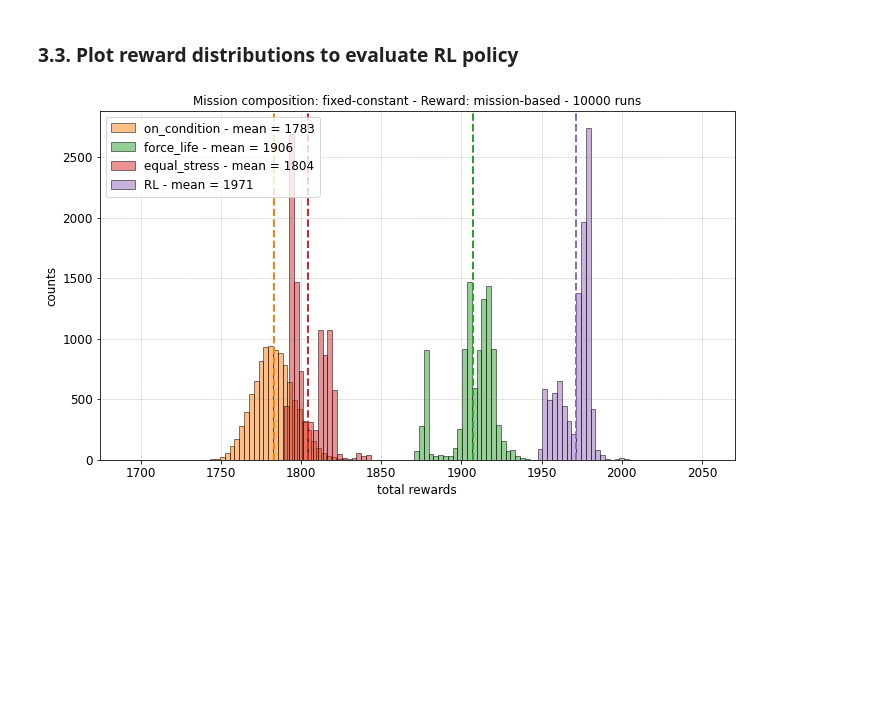
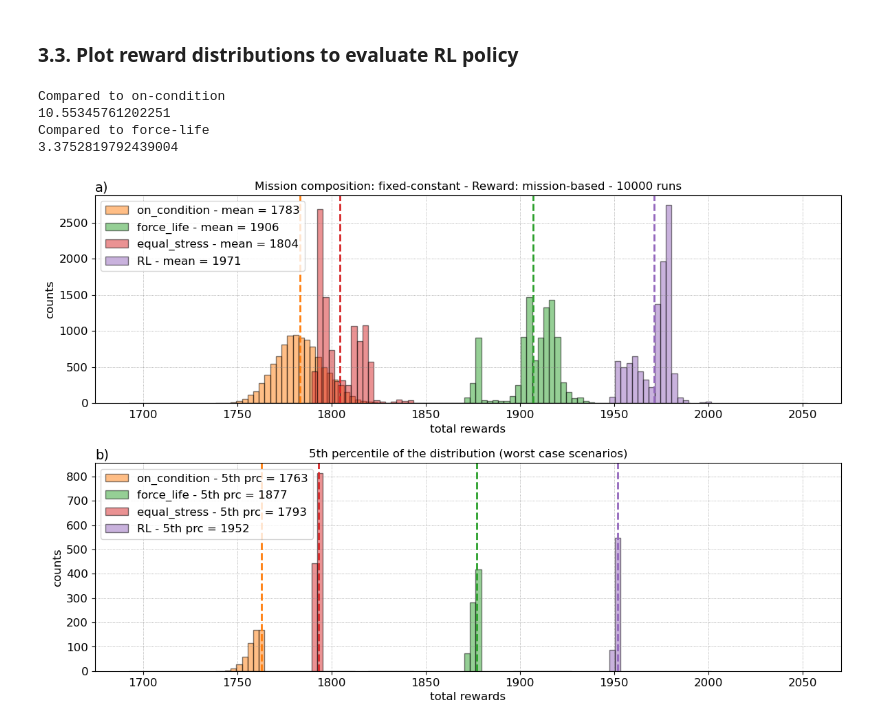
Before and after one commit to UNSW-MCM/RLfleet, a Jupyter notebook: fleet_optimisation_Qtable_2aircraft.ipynb, the cells around one changed output. Drawn from its saved outputs; the diff is of its cells as text; code cells hidden in the pictures; blank space fills up the shorter version.

```diff
--- a/fleet_optimisation_Qtable_2aircraft.ipynb
+++ b/fleet_optimisation_Qtable_2aircraft.ipynb
@@ -64,7 +62,7 @@ The environment is flexible and allows several variables to be adjusted, like th
 
 In this simple proof-of-concept we start with a fleet of 2 aircrafts with 2 missions to be completed each day:
 # %%
-run_name = 'example_test'
+run_name = 'example_test_2tails'
 # create folder to store the outputs
 fp_outputs = os.path.join(os.getcwd(),run_name)
 if not os.path.exists(fp_outputs): os.makedirs(fp_outputs)
@@ -540,21 +541,53 @@ episode 10000/10000
 # %% [markdown]
 ### 3.3. Plot reward distributions to evaluate RL policy
 # %%
-binwidth=3
 with open(os.path.join(fp_init,'rewards_distributions.pkl'),'rb') as f:
     reward_all = pickle.load(f)
-fig,ax=plt.subplots(1,1,figsize=[10,6],tight_layout=True);
+
+binwidth = 3
+# plot full distributions
+fig,axs=plt.subplots(2,1,figsize=[12,8],tight_layout=True,sharex=True);
+ax = axs[0]
 ax.grid(which='major',ls=':',c='0.5',lw=0.5)
 # plot each distribution
 for i,key in enumerate(reward_all.keys()):
     if key in ['random']: continue
-    rewards = np.sum(reward_all[key],axis=1)
+    rewards = np.sum(reward_all[key][:len(reward_all['RL'])],axis=1)
     bins = np.arange(np.min(rewards)-50,np.max(rewards)+50+binwidth,binwidth)-binwidth/2
     ax.hist(rewards,bins=bins,fc='C%d'%i,ec='k',label='%s - mean = %d'%(key,np.mean(rewards)),alpha=0.5)
     ax.axvline(np.mean(rewards),ls='--',lw=2,c='C%d'%i)
 ax.legend(loc='upper left');
 ax.set(title='Mission composition: %s - Reward: %s - %d runs'%(params['mission_composition'],params['reward_scheme'],len(rewards)),
        xlabel='total rewards',ylabel='counts');
-fig.savefig(os.path.join(fp,'policy_comparison_%d.jpg'%idx_max),dpi=200)
+ax.text(0,1.07,'a)',ha='left',va='top',transform=ax.transAxes,)
+# fig.savefig(os.path.join(fp,'policy_comparison_%d.jpg'%idx_model),dpi=200)
+ax.xaxis.set_tick_params(which='both', labelbottom=True)
+
+# plot 5th percentile
+ax = axs[1]
+ax.grid(which='major',ls=':',c='0.5',lw=0.5)
+# plot each distribution
+for i,key in enumerate(reward_all.keys()):
+    if key == 'random': continue
+    rewards = np.sum(reward_all[key][:len(reward_all['RL'])],axis=1)
+    prc = np.percentile(rewards,5)
+    rewards_prc = rewards[rewards <= prc]
+    bins = np.arange(np.min(rewards_prc)-50,np.max(rewards_prc)+50+binwidth,binwidth)-binwidth/2
+    ax.hist(rewards_prc,bins=bins,fc='C%d'%i,ec='k',label='%s - 5th prc = %d'%(key,prc),alpha=0.5)
+    ax.axvline(prc,ls='--',lw=2,c='C%d'%i)
+ax.legend(loc='upper left');
+ax.set(title='5th percentile of the distribution (worst case scenarios)',
+       xlabel='total rewards',ylabel='counts');
+ax.text(0,1.07,'b)',ha='left',va='top',transform=ax.transAxes,)
+fig.savefig(os.path.join(fp_init,'policy_comparison_all.jpg'),dpi=200)
+
+print('Compared to on-condition')
+print(100*(np.mean(np.sum(reward_all['RL'],axis=1))-np.mean(np.sum(reward_all['on_condition'],axis=1)))/np.mean(np.sum(reward_all['on_condition'],axis=1)))
+print('Compared to force-life')
+print(100*(np.mean(np.sum(reward_all['RL'],axis=1))-np.mean(np.sum(reward_all['force_life'],axis=1)))/np.mean(np.sum(reward_all['force_life'],axis=1)))
 # %% [output]
+Compared to on-condition
+10.55345761202251
+Compared to force-life
+3.3752819792439004
-[figure, old version]
+[figure, new version]
```
Also changed, not shown: parts of 6 cells of this notebook, 3 other files.
